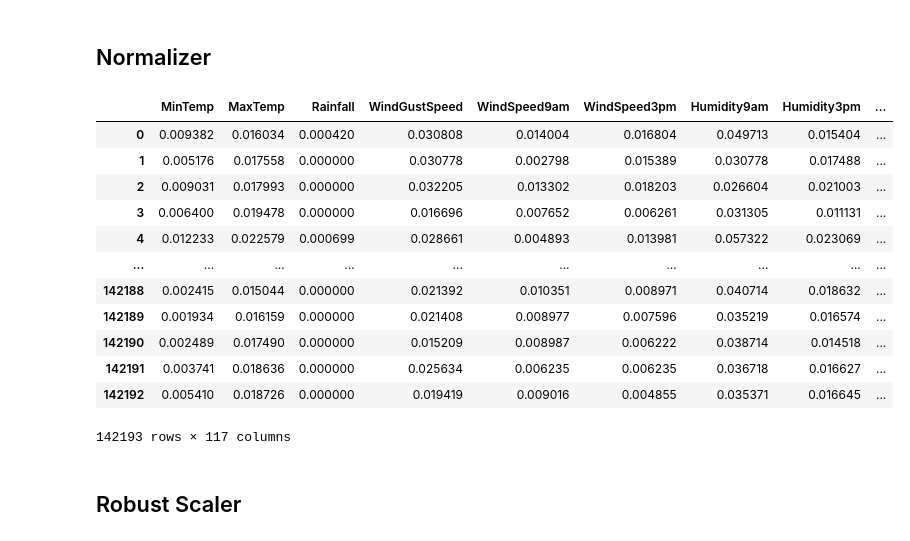
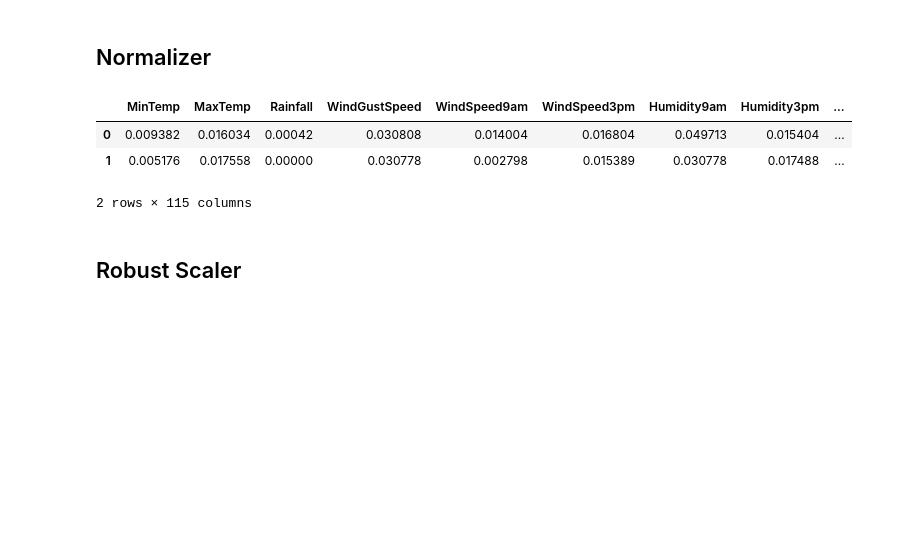
Before and after one commit to DrakiSama/Examen-Mineria-de-Datos, a Jupyter notebook: Actividad 7/EDA-EXAMEN-V9.ipynb, the cells around one changed output. Cells and saved outputs as stored; diff of their text form; code cells hidden in the pictures; blank space fills up the shorter version.

```diff
--- a/Actividad 7/EDA-EXAMEN-V9.ipynb
+++ b/Actividad 7/EDA-EXAMEN-V9.ipynb
@@ -436,9 +436,8 @@ plotHist()
 # Transformacion de variables
 # %%
 data_t = data[:]
-# %%
-data_t['RainTomorrow'] = data_t['RainTomorrow'].map( {'No':0, 'Yes': 1})
-data_t = data_t.dropna(subset=["RainTomorrow"])
+# %%
+data_t.drop('RISK_MM', axis=1, inplace=True)
 # %%
 data_t['Location'] = pd.Categorical(data_t['Location'])
 datasetDummies_Location = pd.get_dummies(data_t['Location'], prefix = 'Location')
@@ -453,19 +452,24 @@ data_t['WindDir3pm'] = pd.Categorical(data_t['WindDir3pm'])
 datasetDummies_WindDir3pm = pd.get_dummies(data_t['WindDir3pm'], prefix = 'WindDir3pm')
 
 data_t['RainToday'] = pd.Categorical(data_t['RainToday'])
-datasetDummies_RainToday = pd.get_dummies(data_t['RainToday'], prefix = 'RainToday')
+datasetDummies_RainToday = pd.get_dummies(data_t['RainToday'], prefix = 'RainToday', drop_first=True)
+
+data_t['RainTomorrow'] = pd.Categorical(data_t['RainTomorrow'])
+datasetDummies_RainTomorrow = pd.get_dummies(data_t['RainTomorrow'], prefix = 'RainTomorrow', drop_first=True)
 # %%
 data_t.drop("Location", axis=1, inplace=True)
 data_t.drop("WindGustDir", axis=1, inplace=True)
 data_t.drop("WindDir9am", axis=1, inplace=True)
 data_t.drop("WindDir3pm", axis=1, inplace=True)
 data_t.drop("RainToday", axis=1, inplace=True)
+data_t.drop("RainTomorrow", axis=1, inplace=True)
 
 data_t = pd.concat([data_t, datasetDummies_Location], axis=1)
 data_t = pd.concat([data_t, datasetDummies_WindGustDir], axis=1)
 data_t = pd.concat([data_t, datasetDummies_WindDir9am], axis=1)
 data_t = pd.concat([data_t, datasetDummies_WindDir3pm], axis=1)
 data_t = pd.concat([data_t, datasetDummies_RainToday], axis=1)
+data_t = pd.concat([data_t, datasetDummies_RainTomorrow], axis=1)
 # %%
 data_t['Date'] = pd.to_datetime(data_t['Date'])
 
@@ -642,21 +643,12 @@ data_normalizer = data_t[:]
 # %%
 datos_normalizer = preprocessing.Normalizer().fit_transform(data_normalizer)
 datos_normalizer = pd.DataFrame(datos_normalizer, columns=[data_t.columns])
-datos_normalizer
+datos_normalizer.head(2)
 # %% [output]
 |  | MinTemp | MaxTemp | Rainfall | WindGustSpeed | WindSpeed9am | WindSpeed3pm | Humidity9am | Humidity3pm | ... |
-| 0 | 0.009382 | 0.016034 | 0.000420 | 0.030808 | 0.014004 | 0.016804 | 0.049713 | 0.015404 | ... |
-| 1 | 0.005176 | 0.017558 | 0.000000 | 0.030778 | 0.002798 | 0.015389 | 0.030778 | 0.017488 | ... |
-| 2 | 0.009031 | 0.017993 | 0.000000 | 0.032205 | 0.013302 | 0.018203 | 0.026604 | 0.021003 | ... |
-| 3 | 0.006400 | 0.019478 | 0.000000 | 0.016696 | 0.007652 | 0.006261 | 0.031305 | 0.011131 | ... |
-| 4 | 0.012233 | 0.022579 | 0.000699 | 0.028661 | 0.004893 | 0.013981 | 0.057322 | 0.023069 | ... |
-| ... | ... | ... | ... | ... | ... | ... | ... | ... | ... |
-| 142188 | 0.002415 | 0.015044 | 0.000000 | 0.021392 | 0.010351 | 0.008971 | 0.040714 | 0.018632 | ... |
-| 142189 | 0.001934 | 0.016159 | 0.000000 | 0.021408 | 0.008977 | 0.007596 | 0.035219 | 0.016574 | ... |
-| 142190 | 0.002489 | 0.017490 | 0.000000 | 0.015209 | 0.008987 | 0.006222 | 0.038714 | 0.014518 | ... |
-| 142191 | 0.003741 | 0.018636 | 0.000000 | 0.025634 | 0.006235 | 0.006235 | 0.036718 | 0.016627 | ... |
-| 142192 | 0.005410 | 0.018726 | 0.000000 | 0.019419 | 0.009016 | 0.004855 | 0.035371 | 0.016645 | ... |
+| 0 | 0.009382 | 0.016034 | 0.00042 | 0.030808 | 0.014004 | 0.016804 | 0.049713 | 0.015404 | ... |
+| 1 | 0.005176 | 0.017558 | 0.00000 | 0.030778 | 0.002798 | 0.015389 | 0.030778 | 0.017488 | ... |
-142193 rows × 117 columns
+2 rows × 115 columns
 # %% [markdown]
 ## Robust Scaler
 # %%
```
Also changed, not shown: parts of 66 cells of this notebook, 17 other files.
